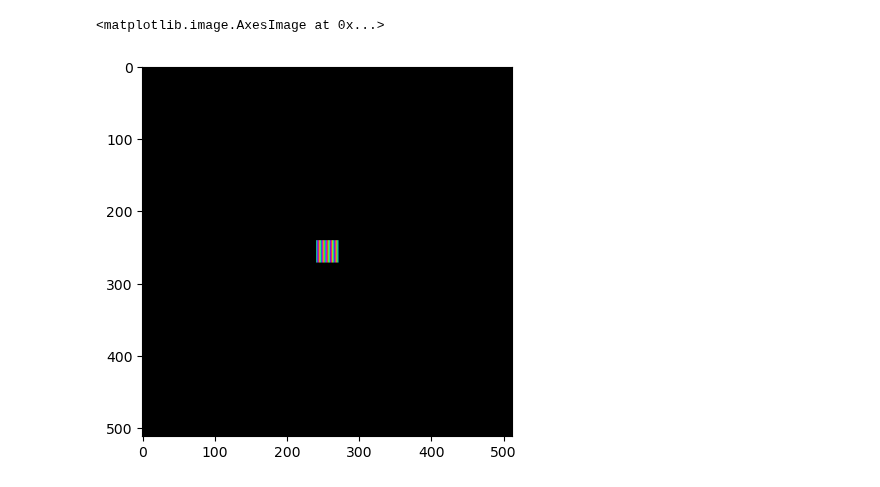
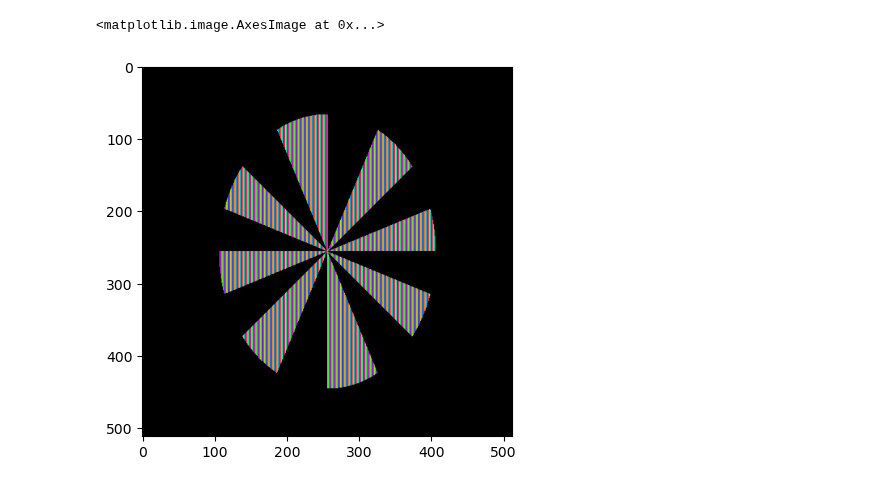
Before and after one commit to chromatix-team/chromatix, a Jupyter notebook: docs/examples/sas_gabor_hologram.ipynb, the cells around one changed output. Saved outputs shown, nothing was run; the diff lists cells and outputs as text; code cells hidden in the pictures.

```diff
--- a/docs/examples/sas_gabor_hologram.ipynb
+++ b/docs/examples/sas_gabor_hologram.ipynb
@@ -9,12 +11,16 @@ from jax.numpy import pi
 import chromatix.functional as cx
 # %%
 # CC nadapez: from https://stackoverflow.com/a/20958684
-def colorize(z):
+def colorize(field, normalize=True, gamma=0.3):
+    z = field.u[0,:,:,0,0]
     r = np.abs(z)
+    if normalize:
+        r = r / np.max(r)
+
     arg = np.angle(z)
 
     h = (arg + pi)  / (2 * pi) + 0.5
-    l = 1.0 - 1.0/(1.0 + r**0.3)
+    l = 1.0 - 1.0/(1.0 + r**gamma)
     s = 0.8
 
     c = np.vectorize(hls_to_rgb) (h,l,s) # --> tuple
@@ -148,5 +35,26 @@ U_prop, Q, delta_H = scalable_angular_spectrum(U_box, z_box, lbd, L_box)
+# %%
+N_box = 512 # sampling points along the width
+L_box = 128 # width of the initial field to calculate on in µm
+source_distance = 200.0 # distance of the source from the sample
+detector_distance = 1024.0 # distance of the detector from the sample
+lbd = 0.5
+shape = (N_box, N_box)
+kx =  2 * jnp.pi / lbd * np.sin(20/ 360 * 2 * jnp.pi)
+
+field_sample = cx.point_source(shape=shape, dx=L_box/N_box, spectrum=lbd, spectral_density=1.0, z=source_distance, n=1.0)
+# field_sample = cx.plane_wave(shape=shape, dx=L_box/N_box, spectrum=lbd, spectral_density=1.0, kykx=[0,kx]) / 0.0078125
+
+D_box = L_box / 16
+
+# field_exit = cx.square_pupil(field_sample, w=D_box)
+field_exit = field_sample * jnp.array(_broadcast_2d_to_spatial(chromatix.utils.data.siemens_star(field_sample.spatial_shape[0], num_spokes=16, radius=[150,190]), field_sample.ndim))
+
+field_sensor = cx.propagation.transform_propagate_sas(field_exit, z=detector_distance, n=1.0, skip_final_phase=True)
+
+field_sensor_fr = cx.propagation.transform_propagate(field_exit, z=detector_distance, n=1.0, N_pad=(256,256), skip_final_phase=True)
+field_bwd = cx.propagation.transform_propagate(field_sensor_fr, z=-detector_distance, n=1.0, N_pad=(256,256), skip_initial_phase=True)
 # %%
-plt.imshow(colorize(U_box[0,...]))
+plt.imshow(colorize(field_exit))
 # %% [output]
 <matplotlib.image.AxesImage at 0x...>
-[figure, old version]
+[figure, new version]
```
Also changed, not shown: parts of 16 cells of this notebook, 4 other files.
